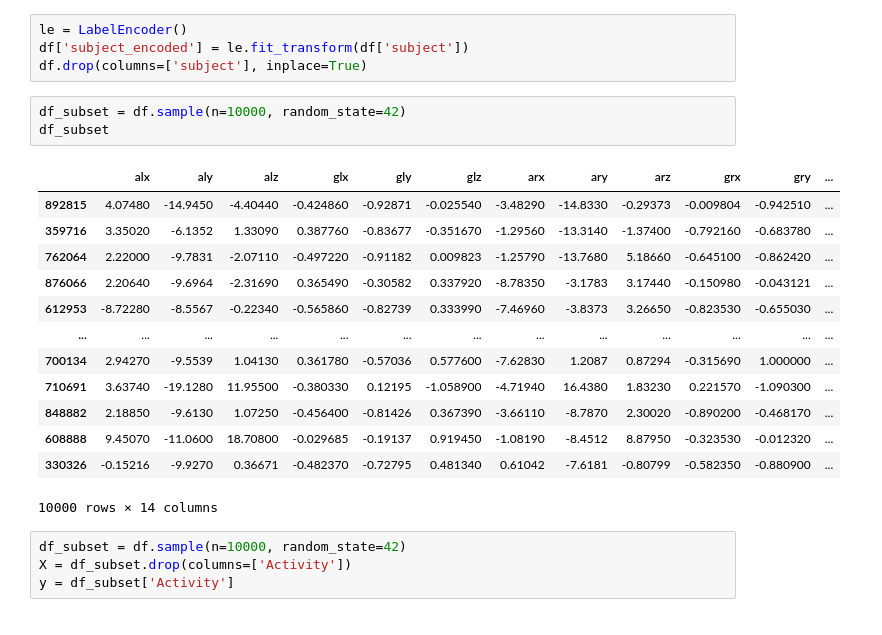
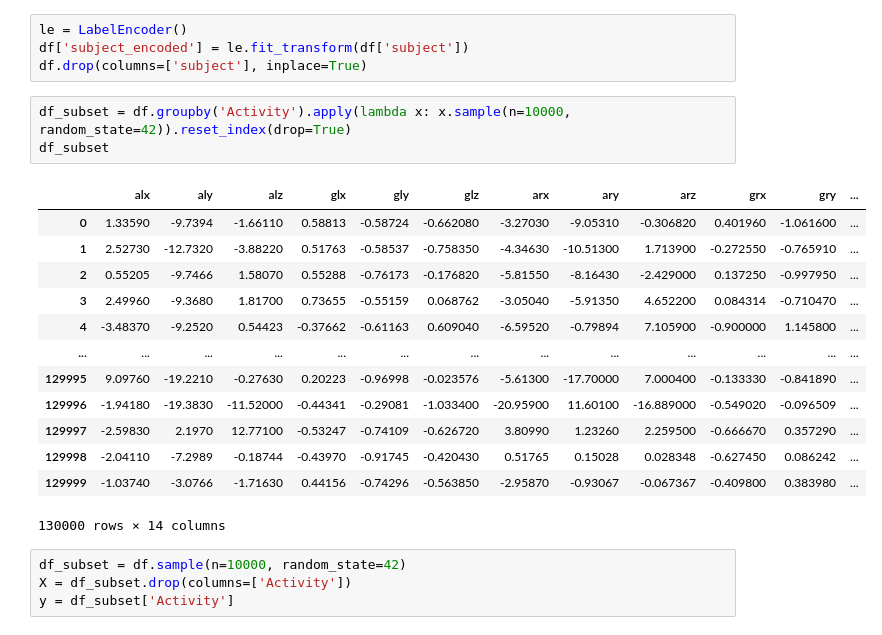
Before and after one commit to seifahmed2004/ML-Project, a Jupyter notebook: ML_project.ipynb, the cells around one changed output. Cells and saved outputs as stored; diff of their text form.

```diff
--- a/ML_project.ipynb
+++ b/ML_project.ipynb
@@ -41,22 +41,22 @@ le = LabelEncoder()
 df['subject_encoded'] = le.fit_transform(df['subject'])
 df.drop(columns=['subject'], inplace=True)
 # %%
-df_subset = df.sample(n=10000, random_state=42)
+df_subset = df.groupby('Activity').apply(lambda x: x.sample(n=10000, random_state=42)).reset_index(drop=True)
 df_subset
 # %% [output]
 |  | alx | aly | alz | glx | gly | glz | arx | ary | arz | grx | gry | ... |
-| 892815 | 4.07480 | -14.9450 | -4.40440 | -0.424860 | -0.92871 | -0.025540 | -3.48290 | -14.8330 | -0.29373 | -0.009804 | -0.942510 | ... |
-| 359716 | 3.35020 | -6.1352 | 1.33090 | 0.387760 | -0.83677 | -0.351670 | -1.29560 | -13.3140 | -1.37400 | -0.792160 | -0.683780 | ... |
-| 762064 | 2.22000 | -9.7831 | -2.07110 | -0.497220 | -0.91182 | 0.009823 | -1.25790 | -13.7680 | 5.18660 | -0.645100 | -0.862420 | ... |
-| 876066 | 2.20640 | -9.6964 | -2.31690 | 0.365490 | -0.30582 | 0.337920 | -8.78350 | -3.1783 | 3.17440 | -0.150980 | -0.043121 | ... |
-| 612953 | -8.72280 | -8.5567 | -0.22340 | -0.565860 | -0.82739 | 0.333990 | -7.46960 | -3.8373 | 3.26650 | -0.823530 | -0.655030 | ... |
+| 0 | 1.33590 | -9.7394 | -1.66110 | 0.58813 | -0.58724 | -0.662080 | -3.27030 | -9.05310 | -0.306820 | 0.401960 | -1.061600 | ... |
+| 1 | 2.52730 | -12.7320 | -3.88220 | 0.51763 | -0.58537 | -0.758350 | -4.34630 | -10.51300 | 1.713900 | -0.272550 | -0.765910 | ... |
+| 2 | 0.55205 | -9.7466 | 1.58070 | 0.55288 | -0.76173 | -0.176820 | -5.81550 | -8.16430 | -2.429000 | 0.137250 | -0.997950 | ... |
+| 3 | 2.49960 | -9.3680 | 1.81700 | 0.73655 | -0.55159 | 0.068762 | -3.05040 | -5.91350 | 4.652200 | 0.084314 | -0.710470 | ... |
+| 4 | -3.48370 | -9.2520 | 0.54423 | -0.37662 | -0.61163 | 0.609040 | -6.59520 | -0.79894 | 7.105900 | -0.900000 | 1.145800 | ... |
 | ... | ... | ... | ... | ... | ... | ... | ... | ... | ... | ... | ... | ... |
-| 700134 | 2.94270 | -9.5539 | 1.04130 | 0.361780 | -0.57036 | 0.577600 | -7.62830 | 1.2087 | 0.87294 | -0.315690 | 1.000000 | ... |
-| 710691 | 3.63740 | -19.1280 | 11.95500 | -0.380330 | 0.12195 | -1.058900 | -4.71940 | 16.4380 | 1.83230 | 0.221570 | -1.090300 | ... |
-| 848882 | 2.18850 | -9.6130 | 1.07250 | -0.456400 | -0.81426 | 0.367390 | -3.66110 | -8.7870 | 2.30020 | -0.890200 | -0.468170 | ... |
-| 608888 | 9.45070 | -11.0600 | 18.70800 | -0.029685 | -0.19137 | 0.919450 | -1.08190 | -8.4512 | 8.87950 | -0.323530 | -0.012320 | ... |
-| 330326 | -0.15216 | -9.9270 | 0.36671 | -0.482370 | -0.72795 | 0.481340 | 0.61042 | -7.6181 | -0.80799 | -0.582350 | -0.880900 | ... |
+| 129995 | 9.09760 | -19.2210 | -0.27630 | 0.20223 | -0.96998 | -0.023576 | -5.61300 | -17.70000 | 7.000400 | -0.133330 | -0.841890 | ... |
+| 129996 | -1.94180 | -19.3830 | -11.52000 | -0.44341 | -0.29081 | -1.033400 | -20.95900 | 11.60100 | -16.889000 | -0.549020 | -0.096509 | ... |
+| 129997 | -2.59830 | 2.1970 | 12.77100 | -0.53247 | -0.74109 | -0.626720 | 3.80990 | 1.23260 | 2.259500 | -0.666670 | 0.357290 | ... |
+| 129998 | -2.04110 | -7.2989 | -0.18744 | -0.43970 | -0.91745 | -0.420430 | 0.51765 | 0.15028 | 0.028348 | -0.627450 | 0.086242 | ... |
+| 129999 | -1.03740 | -3.0766 | -1.71630 | 0.44156 | -0.74296 | -0.563850 | -2.95870 | -0.93067 | -0.067367 | -0.409800 | 0.383980 | ... |
-10000 rows × 14 columns
+130000 rows × 14 columns
 # %%
 df_subset = df.sample(n=10000, random_state=42)
 X = df_subset.drop(columns=['Activity'])
```
Also changed, not shown: parts of 3 cells of this notebook.
